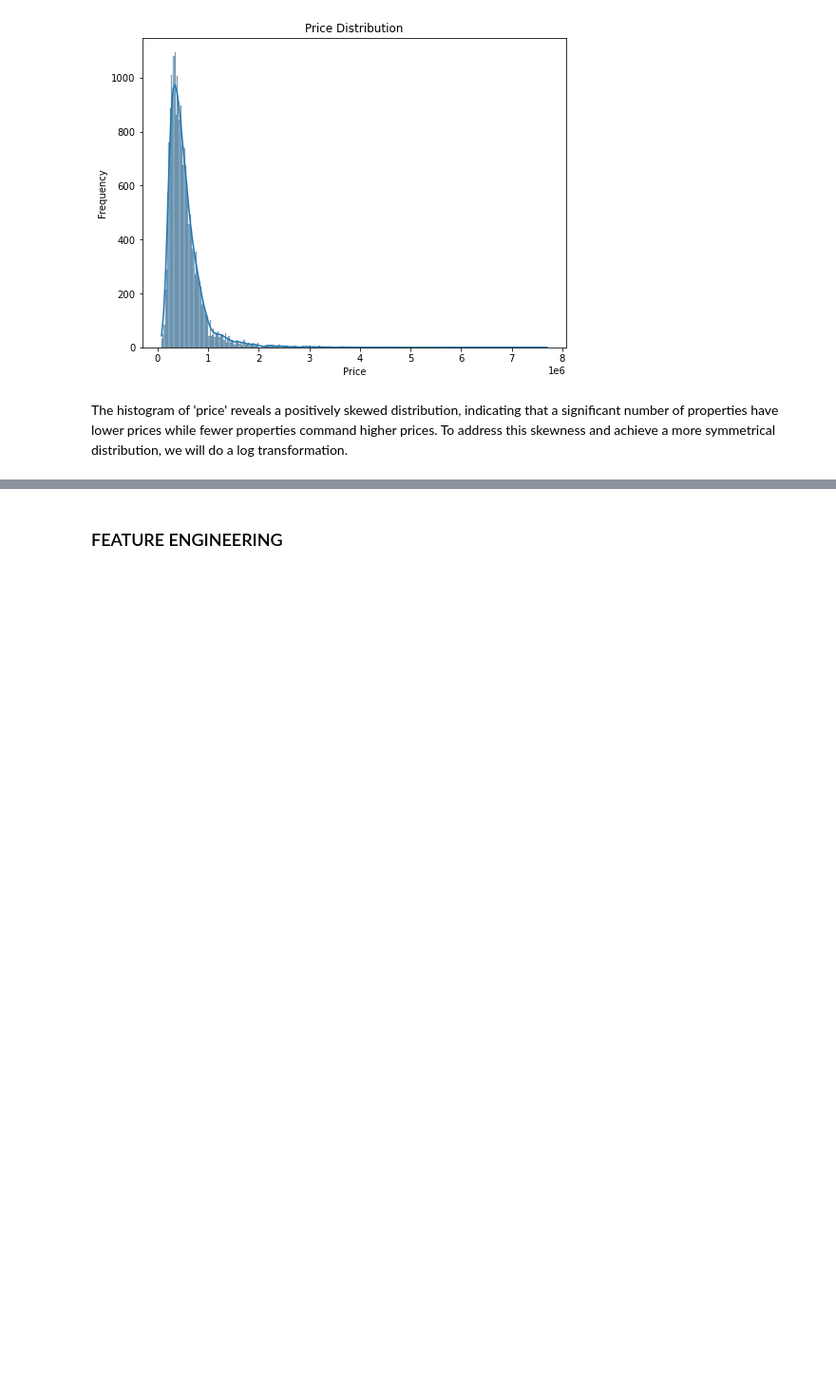
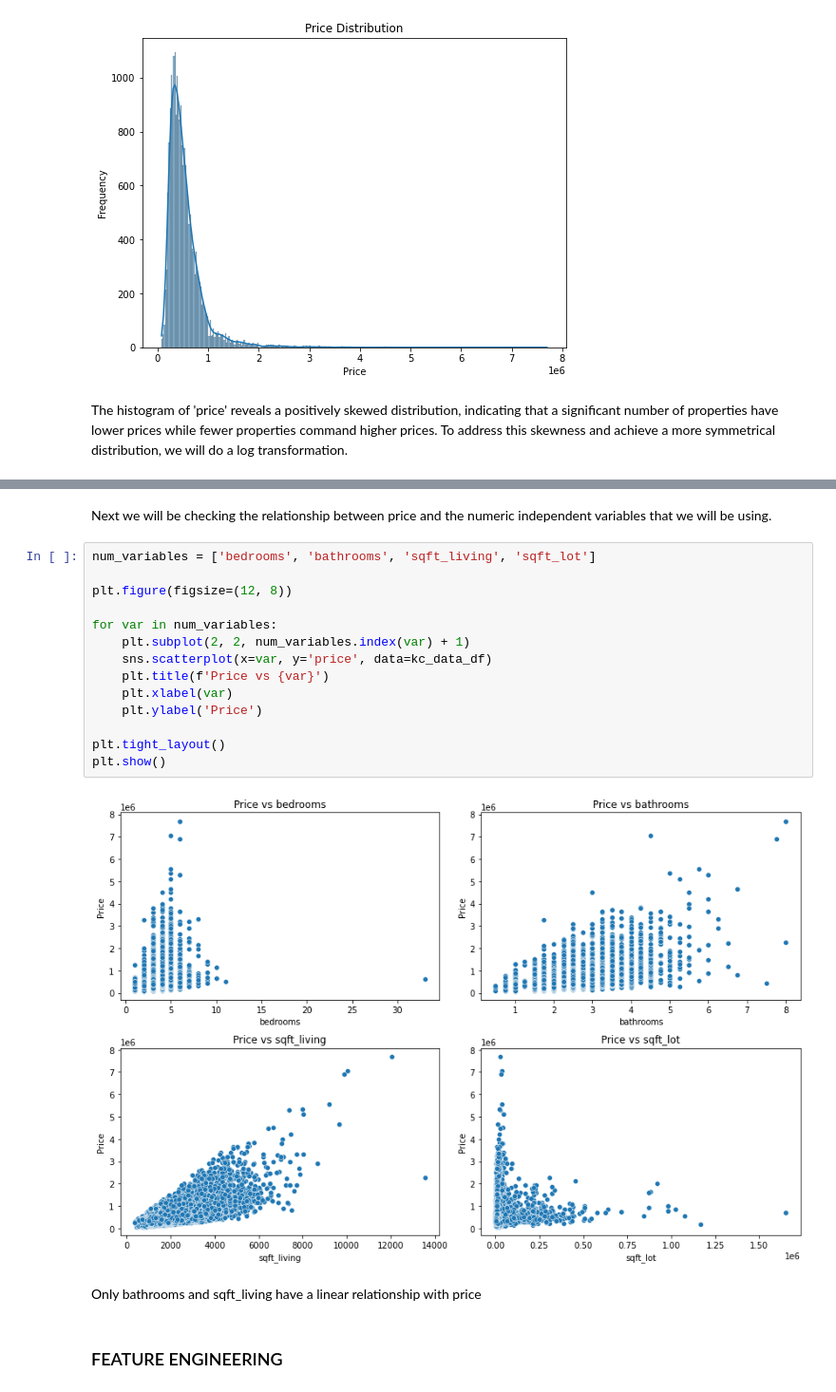
Before and after one commit to ggeorgekkariuki/Kings-Country-Housing-Project, a Jupyter notebook: student.ipynb, the cells around one changed output, grey strips where cells are left out. Shown at 95% size. Saved outputs shown, nothing was run; the diff lists cells and outputs as text; blank space fills up the shorter version.

```diff
--- a/student.ipynb
+++ b/student.ipynb
@@ -476,3 +478,23 @@ plt.show()
+# %% [markdown]
+Next we will be checking the relationship between price and the numeric independent variables that we will be using.
+# %%
+num_variables = ['bedrooms', 'bathrooms', 'sqft_living', 'sqft_lot']
+
+plt.figure(figsize=(12, 8))
+
+for var in num_variables:
+    plt.subplot(2, 2, num_variables.index(var) + 1)
+    sns.scatterplot(x=var, y='price', data=kc_data_df)
+    plt.title(f'Price vs {var}')
+    plt.xlabel(var)
+    plt.ylabel('Price')
+
+plt.tight_layout()
+plt.show()
+# %% [output]
+[figure, added]
+# %% [markdown]
+Only bathrooms and sqft_living have a linear relationship with price
 # %% [markdown]
 ### FEATURE ENGINEERING
 # %% [markdown]
```
Also changed, not shown: parts of 1 cell of this notebook.
